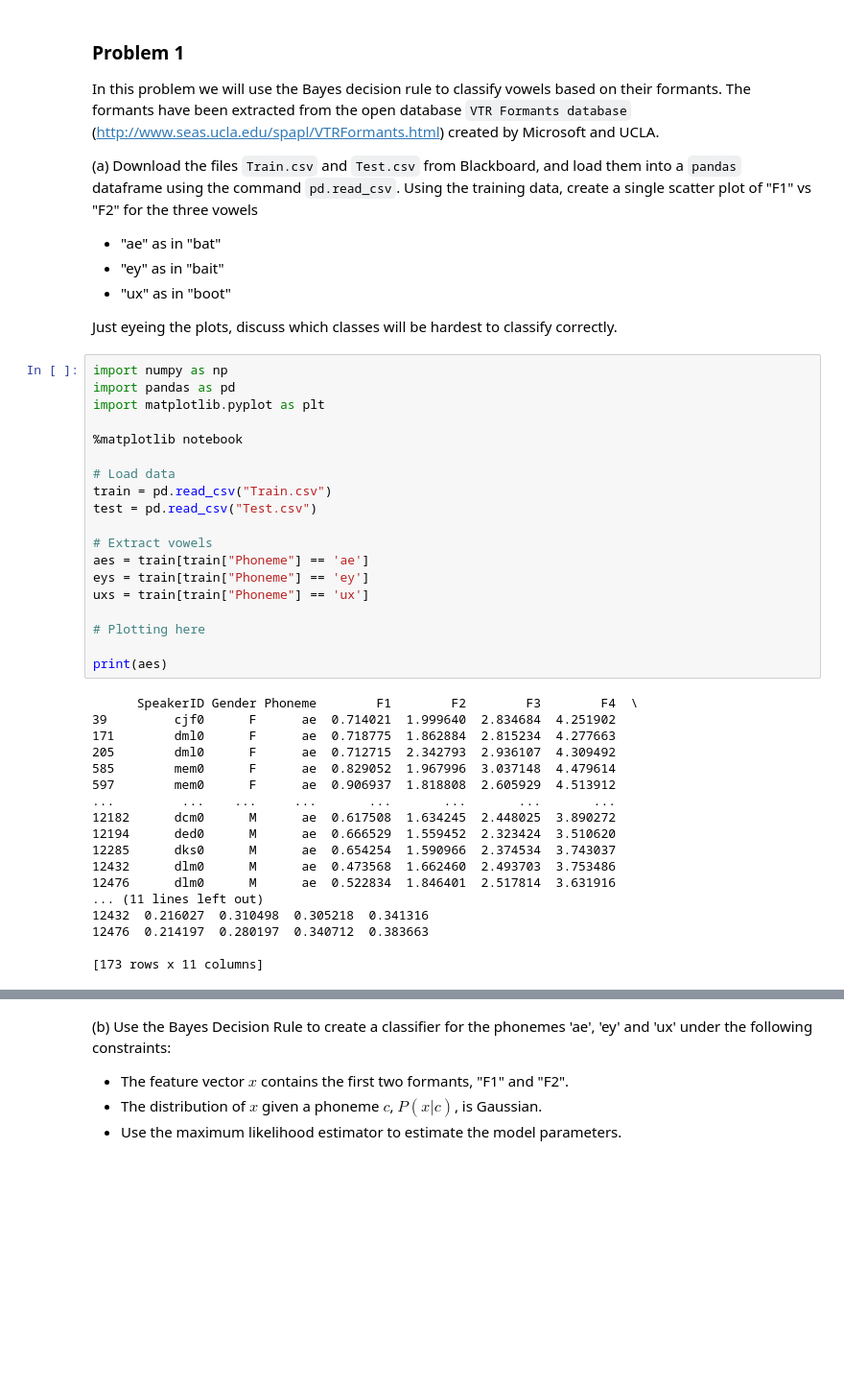
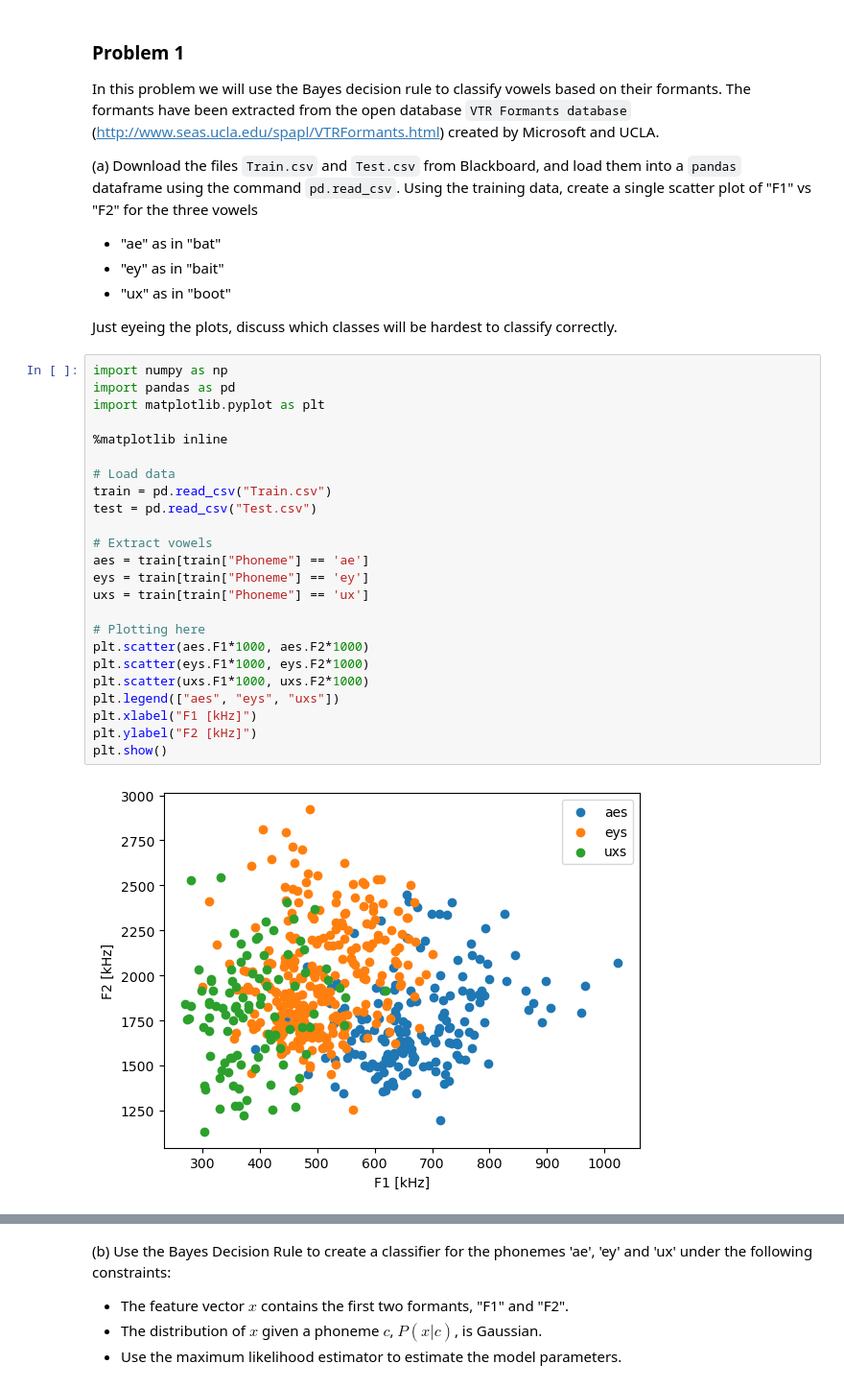
Before and after one commit to martinfsl/TTT4185, a Jupyter notebook: Assignments/Assignment_2/TTT4185_assignment_2.ipynb, the cells around one changed output, grey strips where cells are left out. Shown: that part at 96% size. Drawn from its saved outputs; the diff is of its cells as text; blank space fills up the shorter version.

```diff
--- a/Assignments/Assignment_2/TTT4185_assignment_2.ipynb
+++ b/Assignments/Assignment_2/TTT4185_assignment_2.ipynb
@@ -22,37 +22,26 @@ Just eyeing the plots, discuss which classes will be hardest to classify correct
 # %%
 import numpy as np
 import pandas as pd
 import matplotlib.pyplot as plt
 
-%matplotlib notebook
+%matplotlib inline
 
 # Load data
 train = pd.read_csv("Train.csv")
 test = pd.read_csv("Test.csv")
 
 # Extract vowels
 aes = train[train["Phoneme"] == 'ae']
 eys = train[train["Phoneme"] == 'ey']
 uxs = train[train["Phoneme"] == 'ux']
 
 # Plotting here
-
-print(aes)
+plt.scatter(aes.F1*1000, aes.F2*1000)
+plt.scatter(eys.F1*1000, eys.F2*1000)
+plt.scatter(uxs.F1*1000, uxs.F2*1000)
+plt.legend(["aes", "eys", "uxs"])
+plt.xlabel("F1 [kHz]")
+plt.ylabel("F2 [kHz]")
+plt.show()
 # %% [output]
-      SpeakerID Gender Phoneme        F1        F2        F3        F4  \
-39         cjf0      F      ae  0.714021  1.999640  2.834684  4.251902
-171        dml0      F      ae  0.718775  1.862884  2.815234  4.277663
-205        dml0      F      ae  0.712715  2.342793  2.936107  4.309492
-585        mem0      F      ae  0.829052  1.967996  3.037148  4.479614
-597        mem0      F      ae  0.906937  1.818808  2.605929  4.513912
-...         ...    ...     ...       ...       ...       ...       ...
-12182      dcm0      M      ae  0.617508  1.634245  2.448025  3.890272
-12194      ded0      M      ae  0.666529  1.559452  2.323424  3.510620
-12285      dks0      M      ae  0.654254  1.590966  2.374534  3.743037
-12432      dlm0      M      ae  0.473568  1.662460  2.493703  3.753486
-12476      dlm0      M      ae  0.522834  1.846401  2.517814  3.631916
-... (11 lines left out)
-12432  0.216027  0.310498  0.305218  0.341316
-12476  0.214197  0.280197  0.340712  0.383663
-
-[173 rows x 11 columns]
+[figure, added]
```
Also changed, not shown: parts of 4 cells of this notebook.
